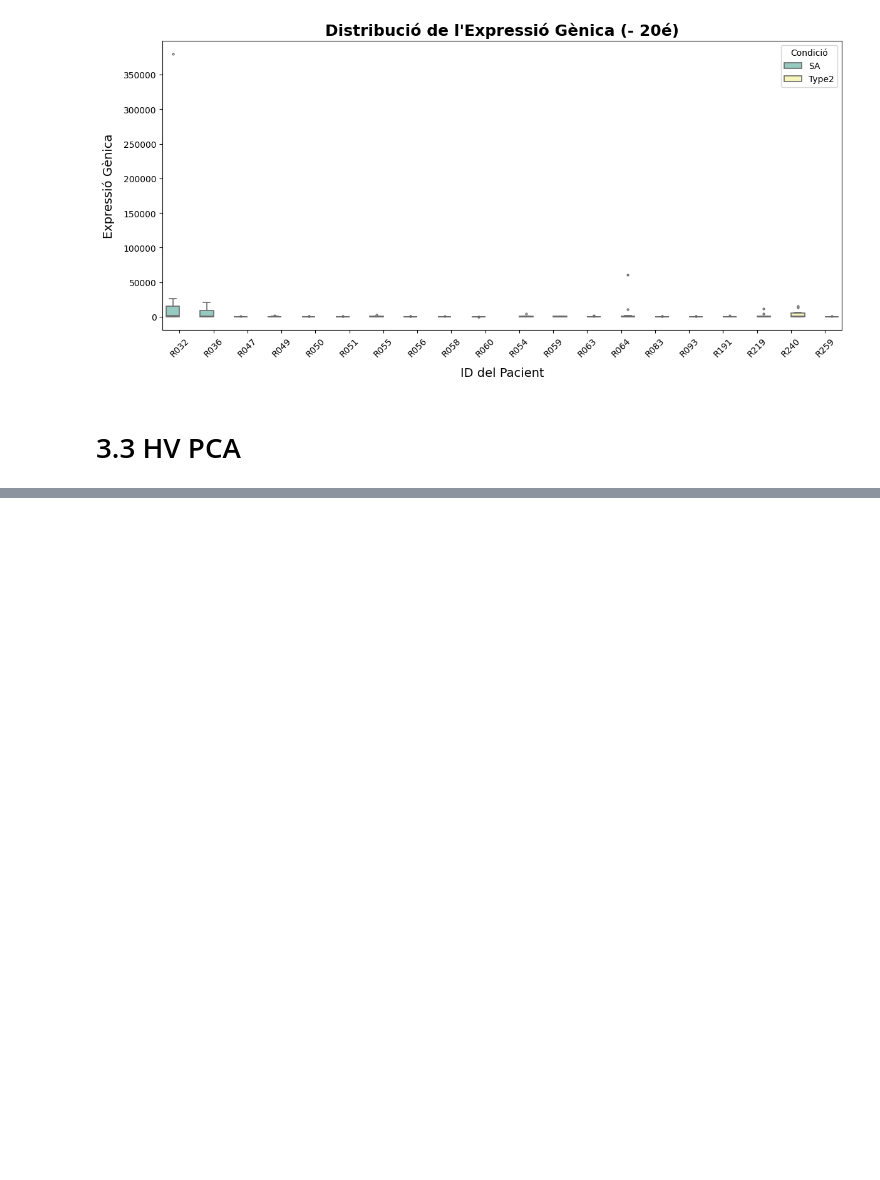
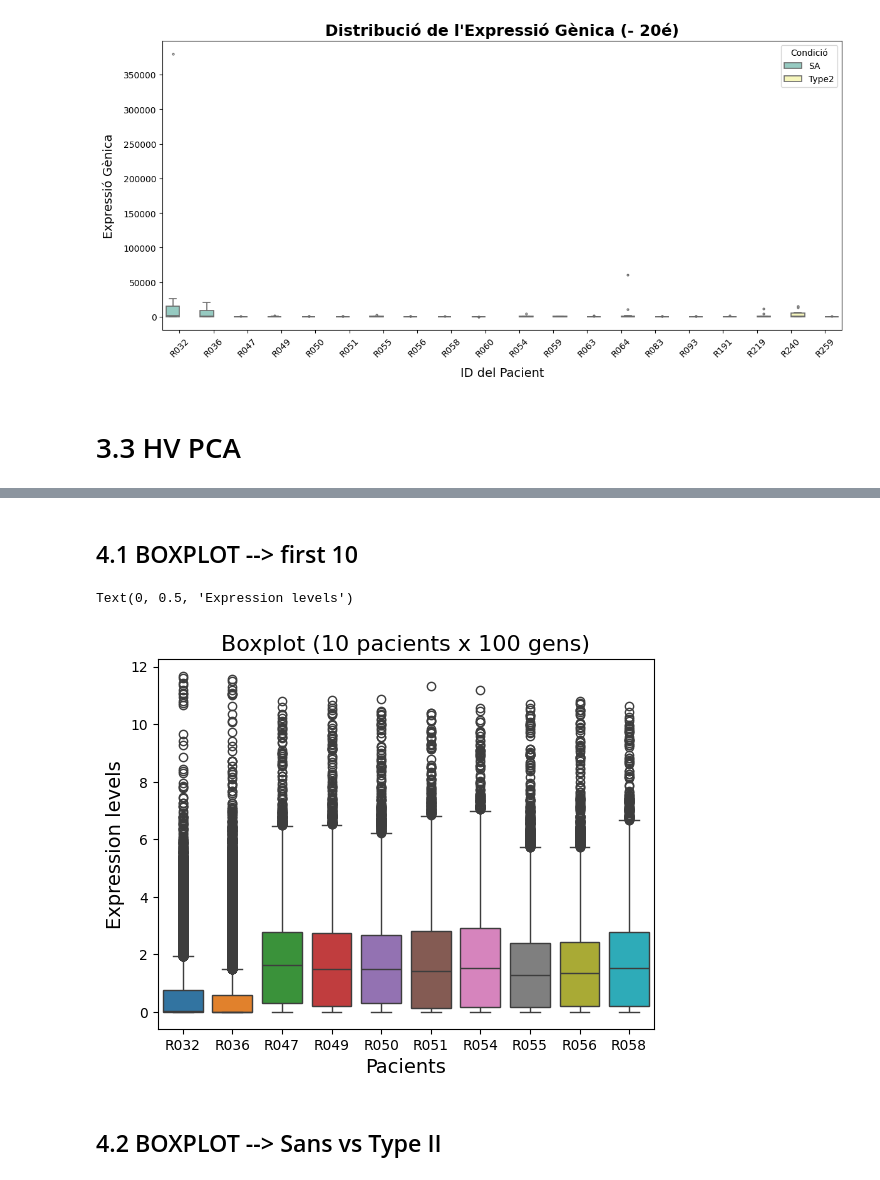
Before and after one commit to CarlaBatlle/practiques, a Jupyter notebook: Distrib_dades_unproc.ipynb, the cells around one changed output, grey strips where cells are left out. Cells and saved outputs as stored; diff of their text form; code cells hidden in the pictures; blank space fills up the shorter version.

```diff
--- a/Distrib_dades_unproc.ipynb
+++ b/Distrib_dades_unproc.ipynb
@@ -539,0 +667,13 @@ plt.show()
+# %%
+tpm_data= pd.read_csv('/Users/carlabatlle/Documents/practiques/data/TPM_merged.csv', index_col=0)
+tpm_data
+tpm_values= tpm_data.iloc[:, 1:-1]
+tpm_conditions = tpm_data.iloc[:, -1]
+tpm_gene_ids = tpm_data.iloc[:, 0]
+# %%
+tpm_log=np.log((tpm_values)+1)
+tpm_log
+
+tpm_filtered = tpm_log.loc[:, (tpm_log != 0).any(axis=0)]
+
+tpm_filtered
@@ -539,0 +695,13 @@ plt.show()
+# %% [markdown]
+## 4.1 BOXPLOT --> first 10
+# %%
+first_ten = tpm_filtered.iloc[:10,:-1]
+sns.boxplot(first_ten.T)
+plt.title("Boxplot (10 pacients x 100 gens)", fontsize=16)
+plt.xlabel("Pacients", fontsize=14)
+plt.ylabel("Expression levels", fontsize=14)
+# %% [output]
+Text(0, 0.5, 'Expression levels')
+[figure, added]
+# %% [markdown]
+## 4.2 BOXPLOT --> Sans vs Type II
```
Also changed, not shown: parts of 19 cells of this notebook, 1 other file.
